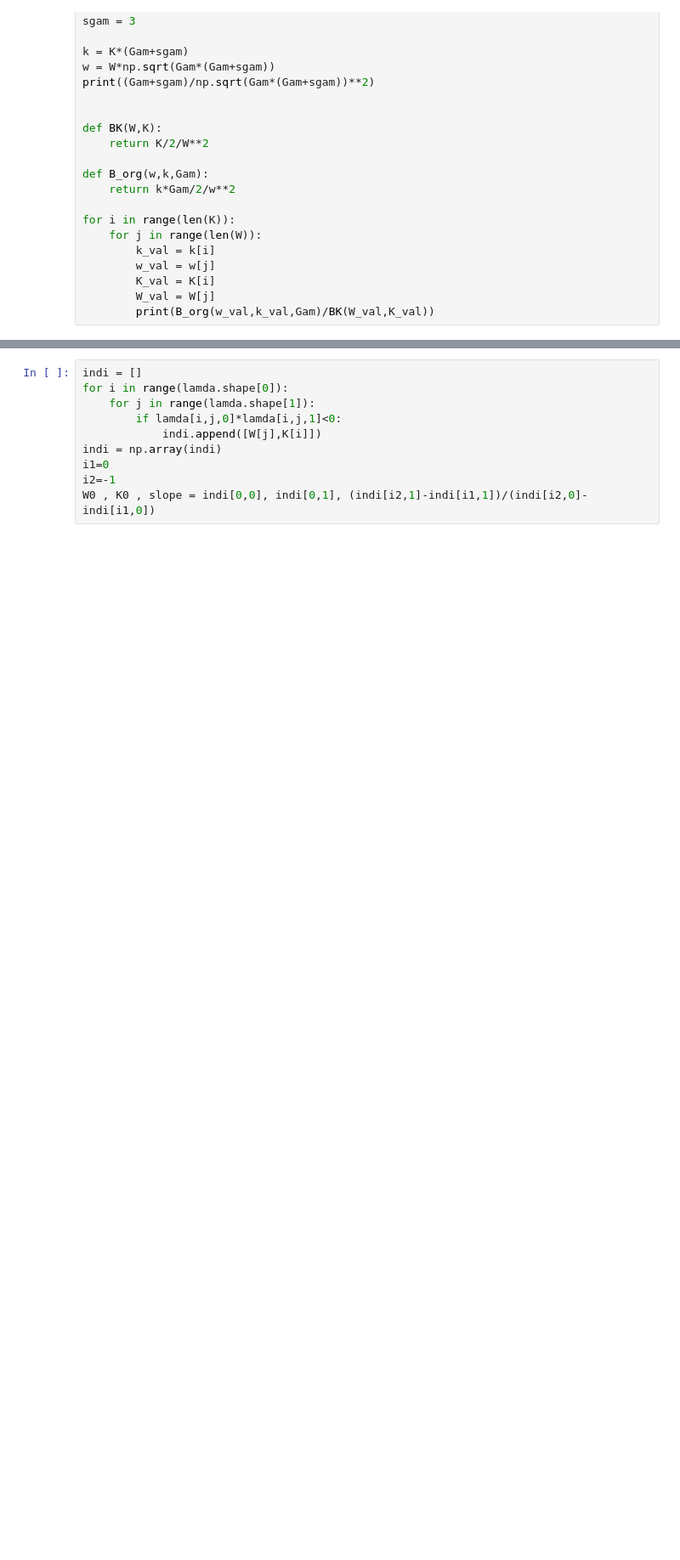
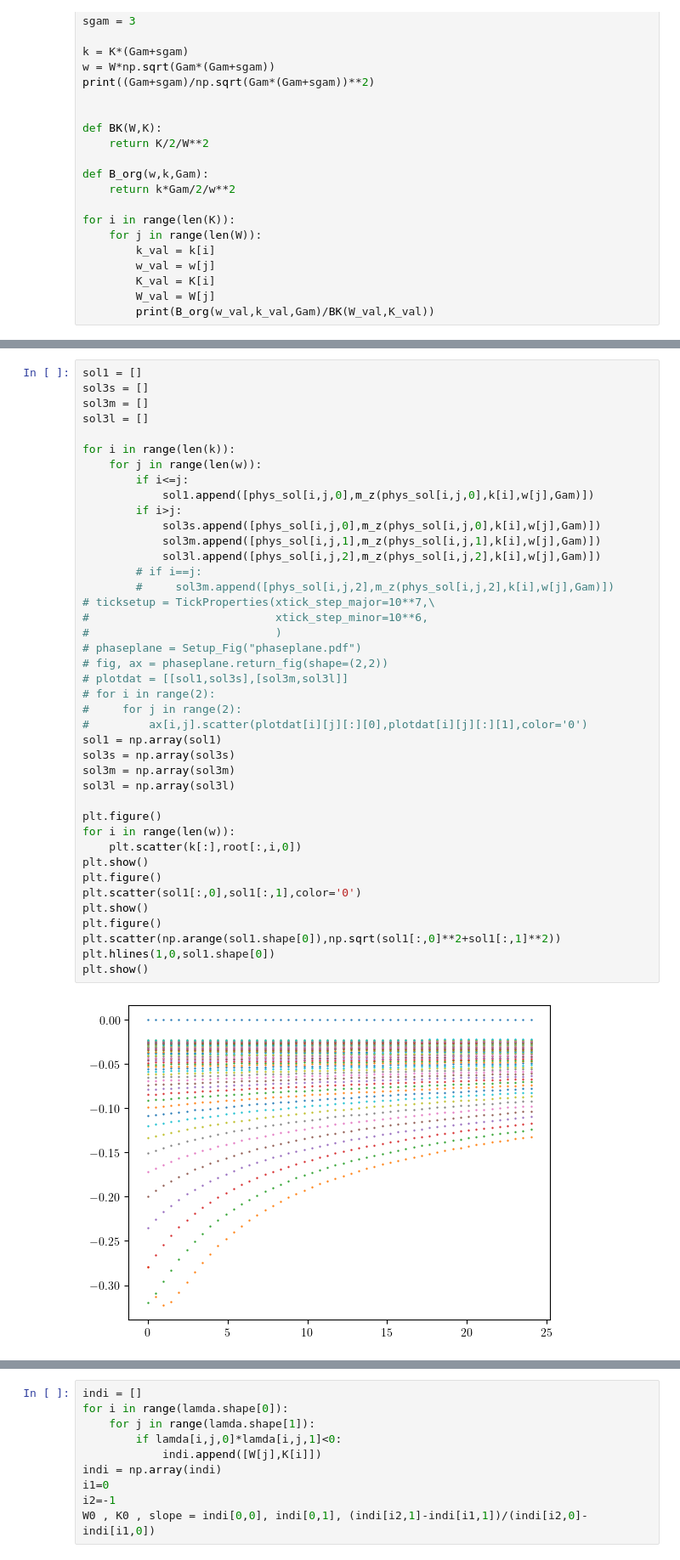
Before and after one commit to ChriGomm/Bachelor_sympy, a Jupyter notebook: sign_lam.ipynb, the cells around one changed output, grey strips where cells are left out. Shown: that part at 85% size. Saved outputs shown, nothing was run; the diff lists cells and outputs as text; blank space fills up the shorter version.

```diff
--- a/sign_lam.ipynb
+++ b/sign_lam.ipynb
@@ -498,0 +555,43 @@ for i in range(len(w)):
+# %%
+sol1 = []
+sol3s = []
+sol3m = []
+sol3l = []
+
+for i in range(len(k)):
+    for j in range(len(w)):
+        if i<=j:
+            sol1.append([phys_sol[i,j,0],m_z(phys_sol[i,j,0],k[i],w[j],Gam)])
+        if i>j:
+            sol3s.append([phys_sol[i,j,0],m_z(phys_sol[i,j,0],k[i],w[j],Gam)])
+            sol3m.append([phys_sol[i,j,1],m_z(phys_sol[i,j,1],k[i],w[j],Gam)])
+            sol3l.append([phys_sol[i,j,2],m_z(phys_sol[i,j,2],k[i],w[j],Gam)])
+        # if i==j:
+        #     sol3m.append([phys_sol[i,j,2],m_z(phys_sol[i,j,2],k[i],w[j],Gam)])
+# ticksetup = TickProperties(xtick_step_major=10**7,\
+#                            xtick_step_minor=10**6,
+#                            )
+# phaseplane = Setup_Fig("phaseplane.pdf")
+# fig, ax = phaseplane.return_fig(shape=(2,2))
+# plotdat = [[sol1,sol3s],[sol3m,sol3l]]
+# for i in range(2):
+#     for j in range(2):
+#         ax[i,j].scatter(plotdat[i][j][:][0],plotdat[i][j][:][1],color='0')
+sol1 = np.array(sol1)
+sol3s = np.array(sol3s)
+sol3m = np.array(sol3m)
+sol3l = np.array(sol3l)
+
+plt.figure()
+for i in range(len(w)):
+    plt.scatter(k[:],root[:,i,0])
+plt.show()
+plt.figure()
+plt.scatter(sol1[:,0],sol1[:,1],color='0')
+plt.show()
+plt.figure()
+plt.scatter(np.arange(sol1.shape[0]),np.sqrt(sol1[:,0]**2+sol1[:,1]**2))
+plt.hlines(1,0,sol1.shape[0])
+plt.show()
+# %% [output]
+[figure, added]
```
Also changed, not shown: parts of 9 cells of this notebook.
